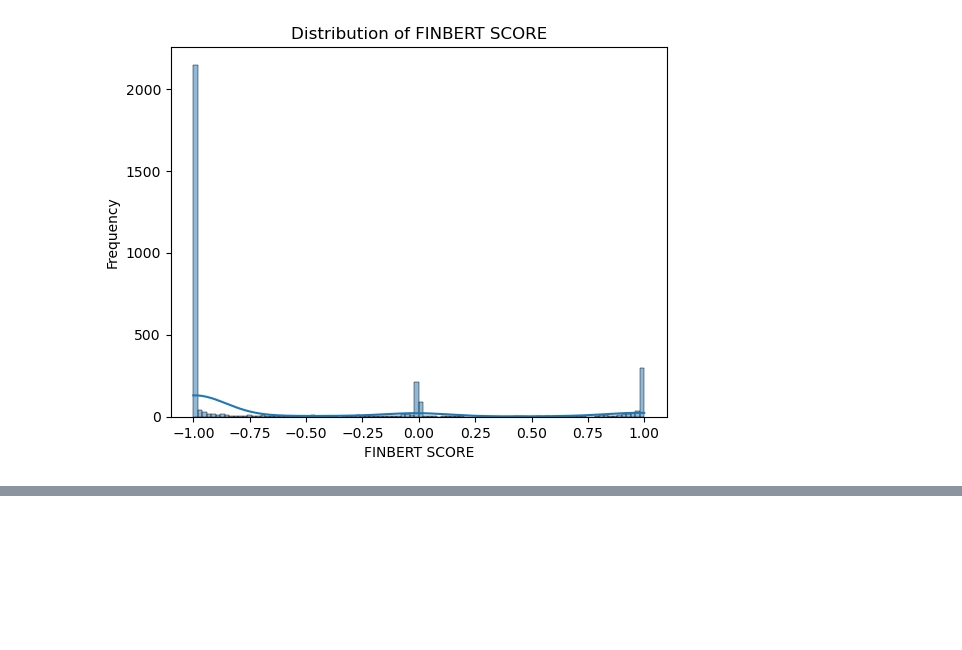
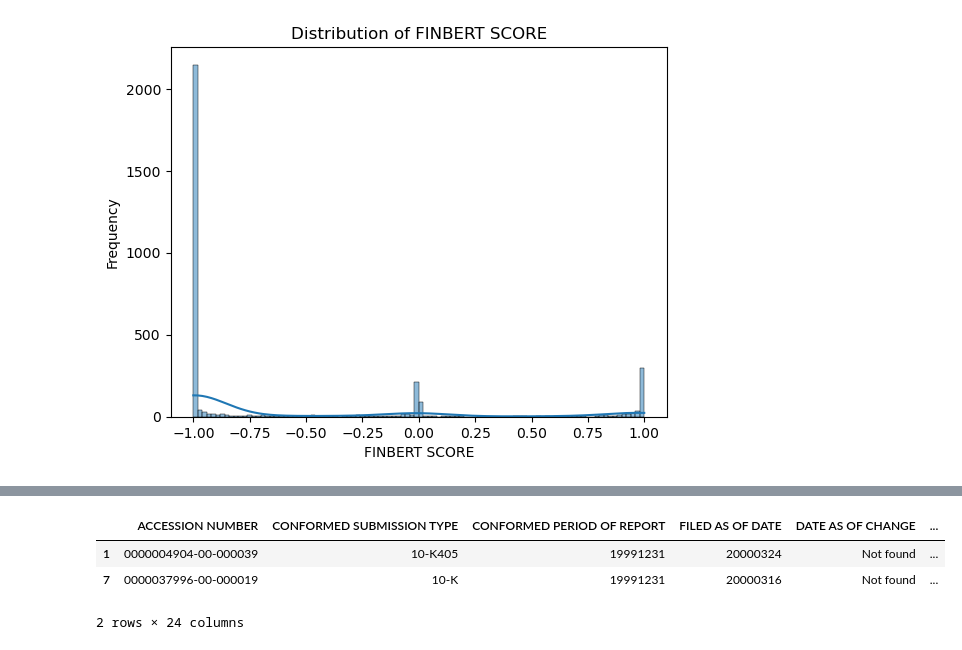
Before and after one commit to suchitranayak1998/10ksentimentalanalysis, a Jupyter notebook: 10kdata_wrangling.ipynb, the cells around one changed output, grey strips where cells are left out. Cells and saved outputs as stored; diff of their text form; code cells hidden in the pictures; blank space fills up the shorter version.

```diff
--- a/10kdata_wrangling.ipynb
+++ b/10kdata_wrangling.ipynb
@@ -898,0 +894,11 @@ plt.show()
+# %%
+#Test if grade 7 and 7a separately, would it make a difference ----seems not?
+df_10ksp_filtered6=df_10ksp_filtered5.head(2)
+df_10ksp_filtered6['sentiment_results'] = df_10ksp_filtered6['Item 7 Content'].apply(sentiment_score_tensors)
+df_10ksp_filtered6['FINBERT SCORE'] = df_10ksp_filtered6['sentiment_results'].apply(calculate_finbert_score)
+df_10ksp_filtered6
+# %% [output]
+|  | ACCESSION NUMBER | CONFORMED SUBMISSION TYPE | CONFORMED PERIOD OF REPORT | FILED AS OF DATE | DATE AS OF CHANGE | ... |
+| 1 | 0000004904-00-000039 | 10-K405 | 19991231 | 20000324 | Not found | ... |
+| 7 | 0000037996-00-000019 | 10-K | 19991231 | 20000316 | Not found | ... |
+2 rows × 24 columns
```
Also changed, not shown: parts of 3 cells of this notebook.
